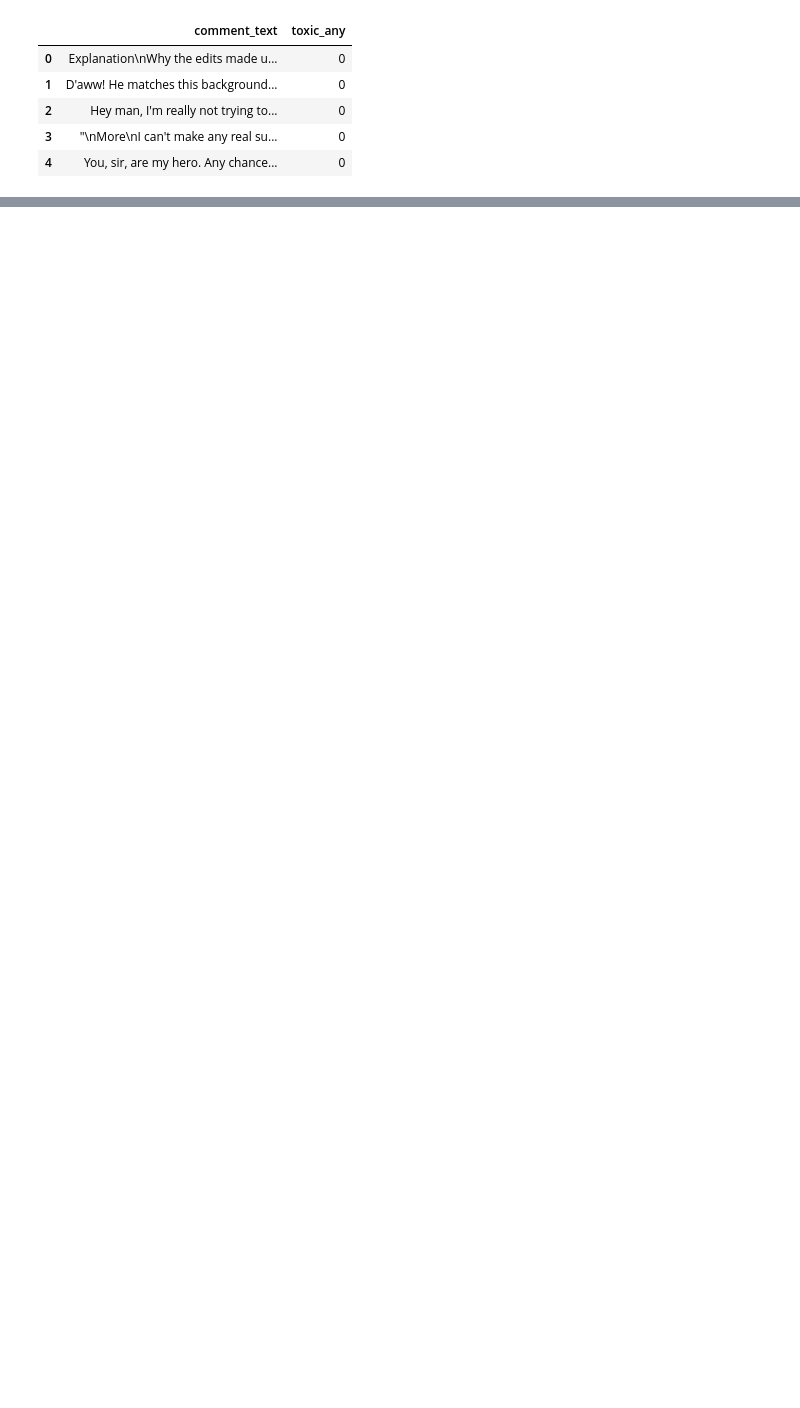
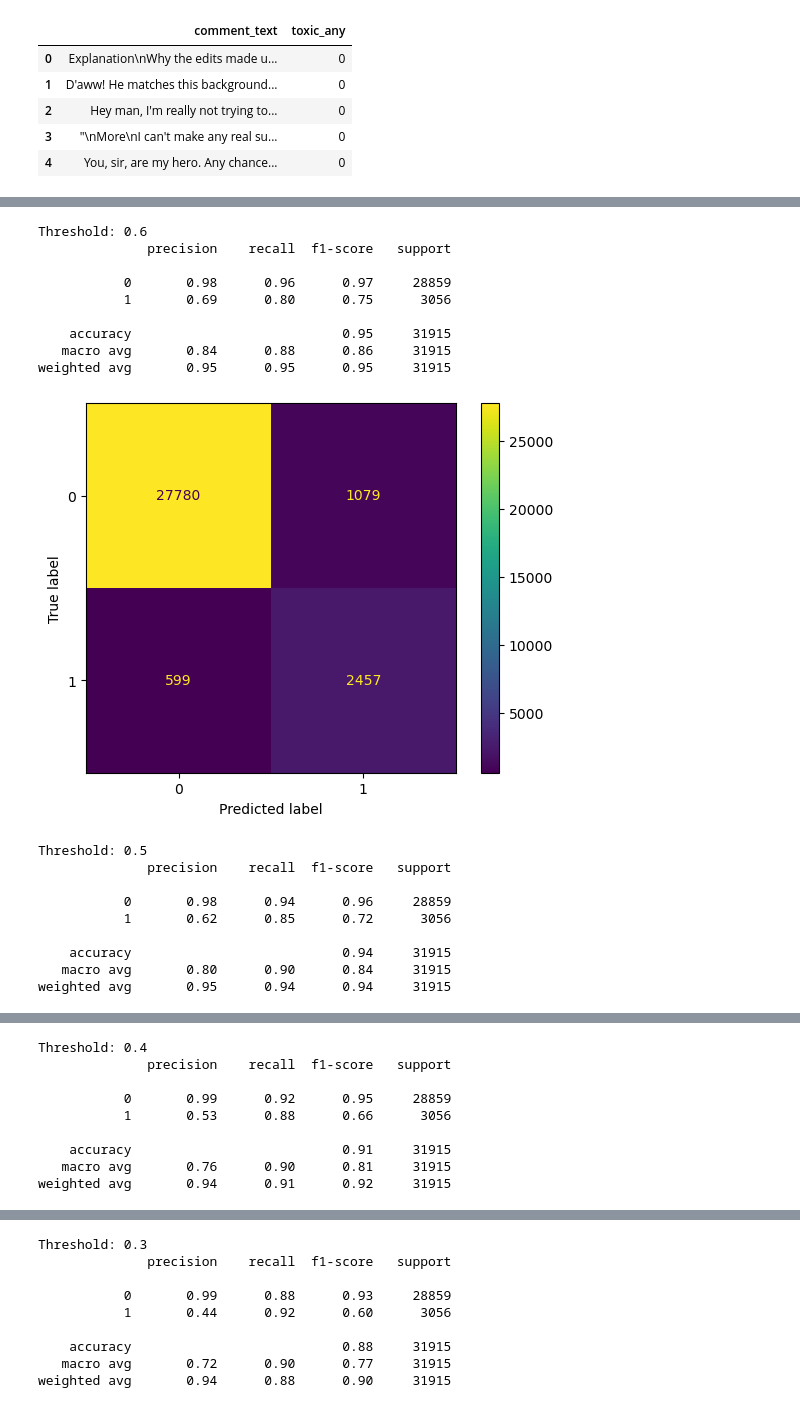
Before and after one commit to dylan-130/Comment-Toxicity-Analysis, a Jupyter notebook: toxic-comments.ipynb, the cells around one changed output, grey strips where cells are left out. Saved outputs shown, nothing was run; the diff lists cells and outputs as text; code cells hidden in the pictures; blank space fills up the shorter version.

```diff
--- a/toxic-comments.ipynb
+++ b/toxic-comments.ipynb
@@ -143,0 +342,29 @@ df["comment_text"] = (
+# %%
+# Declare vectorizer, with increased features, and min and max document frequencies
+vectorizer = TfidfVectorizer(
+    stop_words='english',
+    ngram_range=(1, 2),
+    max_features=20000,
+    min_df=2,
+    max_df=0.9
+)
+
+# Fit the vectorizer on training data and then transform both training and test columns
+X_train_tfidf = vectorizer.fit_transform(X_train)
+X_test_tfidf = vectorizer.transform(X_test)
+
+# Set up logistic regression model with class_weight = balanced to weight minority class higher
+model = LogisticRegression(
+    penalty='l2',
+    solver='lbfgs',
+    max_iter=1000,
+    class_weight='balanced'
+)
+
+# Train the model
+model.fit(X_train_tfidf, y_train)
+
+# Test and evaluate model
+y_pred = model.predict(X_test_tfidf)
+
+print(classification_report(y_test, y_pred))
@@ -143,0 +384,32 @@ df["comment_text"] = (
+# %%
+# Try a number of probability thresholds
+thresholds = [0.6, 0.5, 0.4, 0.3, 0.2]
+
+y_probs = model.predict_proba(X_test_tfidf)[:, 1]
+
+for t in thresholds:
+    y_pred = (y_probs >= t).astype(int)
+    print(f"\nThreshold: {t}")
+    print(classification_report(y_test, y_pred))
+    ConfusionMatrixDisplay.from_predictions(y_test, y_pred)
+    plt.show()
+# %% [output]
+Threshold: 0.6
+              precision    recall  f1-score   support
+
+           0       0.98      0.96      0.97     28859
+           1       0.69      0.80      0.75      3056
+
+    accuracy                           0.95     31915
+   macro avg       0.84      0.88      0.86     31915
+weighted avg       0.95      0.95      0.95     31915
+[figure, added]
+Threshold: 0.5
+              precision    recall  f1-score   support
+
+           0       0.98      0.94      0.96     28859
+           1       0.62      0.85      0.72      3056
+
+    accuracy                           0.94     31915
+   macro avg       0.80      0.90      0.84     31915
+weighted avg       0.95      0.94      0.94     31915
@@ -143,0 +417,9 @@ df["comment_text"] = (
+Threshold: 0.4
+              precision    recall  f1-score   support
+
+           0       0.99      0.92      0.95     28859
+           1       0.53      0.88      0.66      3056
+
+    accuracy                           0.91     31915
+   macro avg       0.76      0.90      0.81     31915
+weighted avg       0.94      0.91      0.92     31915
@@ -143,0 +427,9 @@ df["comment_text"] = (
+Threshold: 0.3
+              precision    recall  f1-score   support
+
+           0       0.99      0.88      0.93     28859
+           1       0.44      0.92      0.60      3056
+
+    accuracy                           0.88     31915
+   macro avg       0.72      0.90      0.77     31915
+weighted avg       0.94      0.88      0.90     31915
```
Also changed, not shown: parts of 23 cells of this notebook.
